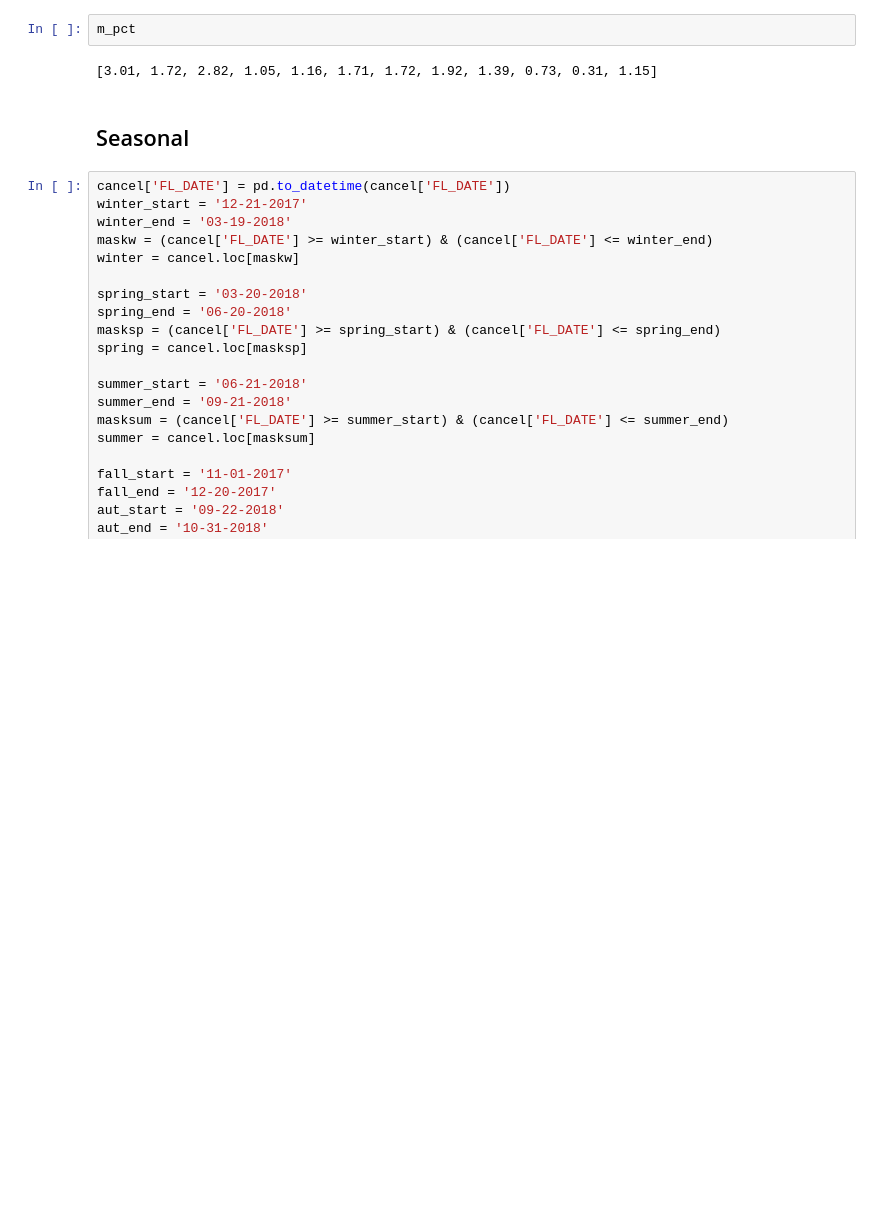
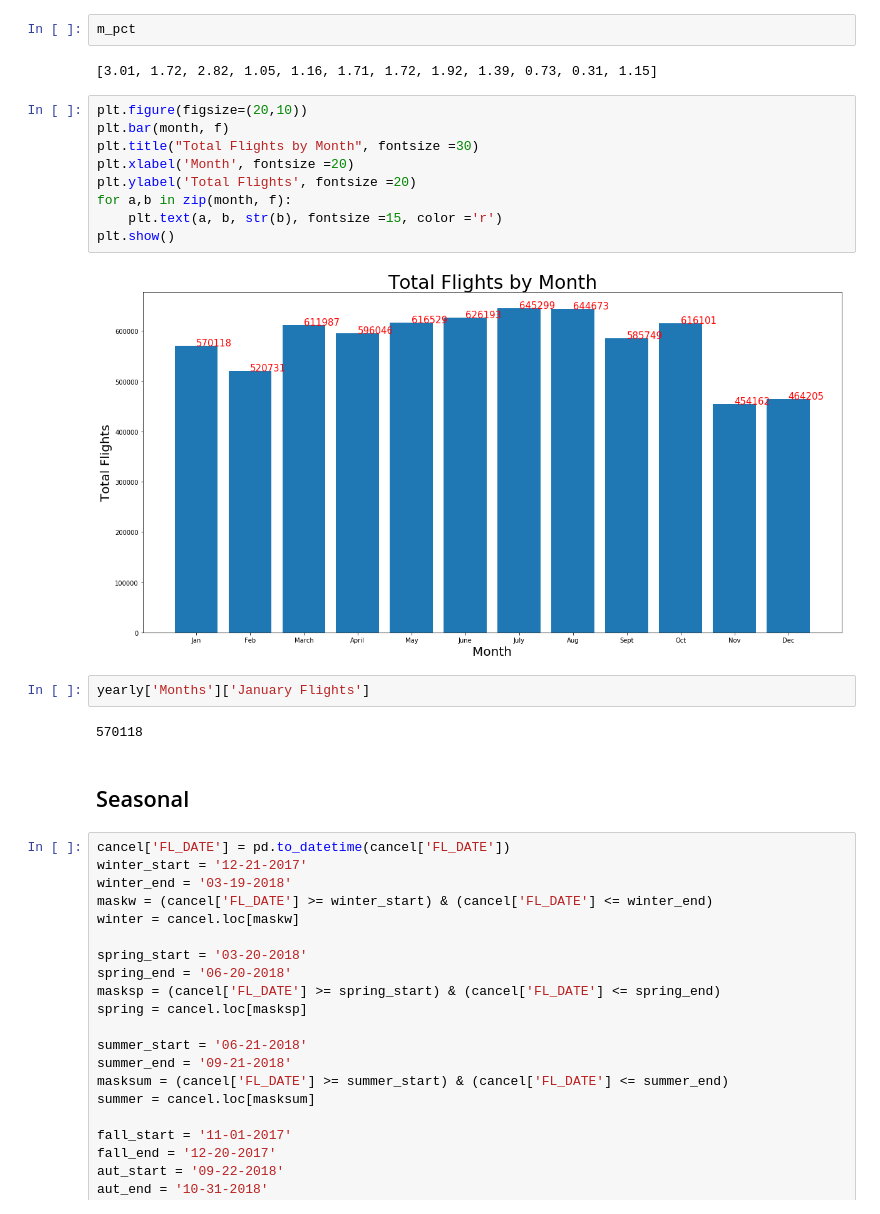
Before and after one commit to Arimorris/canceled_flights, a Jupyter notebook: visuals.ipynb, the cells around one changed output. Cells and saved outputs as stored; diff of their text form; blank space fills up the shorter version.

```diff
--- a/visuals.ipynb
+++ b/visuals.ipynb
@@ -86,6 +86,21 @@ plt.show()
 m_pct
 # %% [output]
 [3.01, 1.72, 2.82, 1.05, 1.16, 1.71, 1.72, 1.92, 1.39, 0.73, 0.31, 1.15]
+# %%
+plt.figure(figsize=(20,10))
+plt.bar(month, f)
+plt.title("Total Flights by Month", fontsize =30)
+plt.xlabel('Month', fontsize =20)
+plt.ylabel('Total Flights', fontsize =20)
+for a,b in zip(month, f):
+    plt.text(a, b, str(b), fontsize =15, color ='r')
+plt.show()
+# %% [output]
+[figure, added]
+# %%
+yearly['Months']['January Flights']
+# %% [output]
+570118
 # %% [markdown]
 ## Seasonal
 # %%
```
Also changed, not shown: parts of 4 cells of this notebook.
